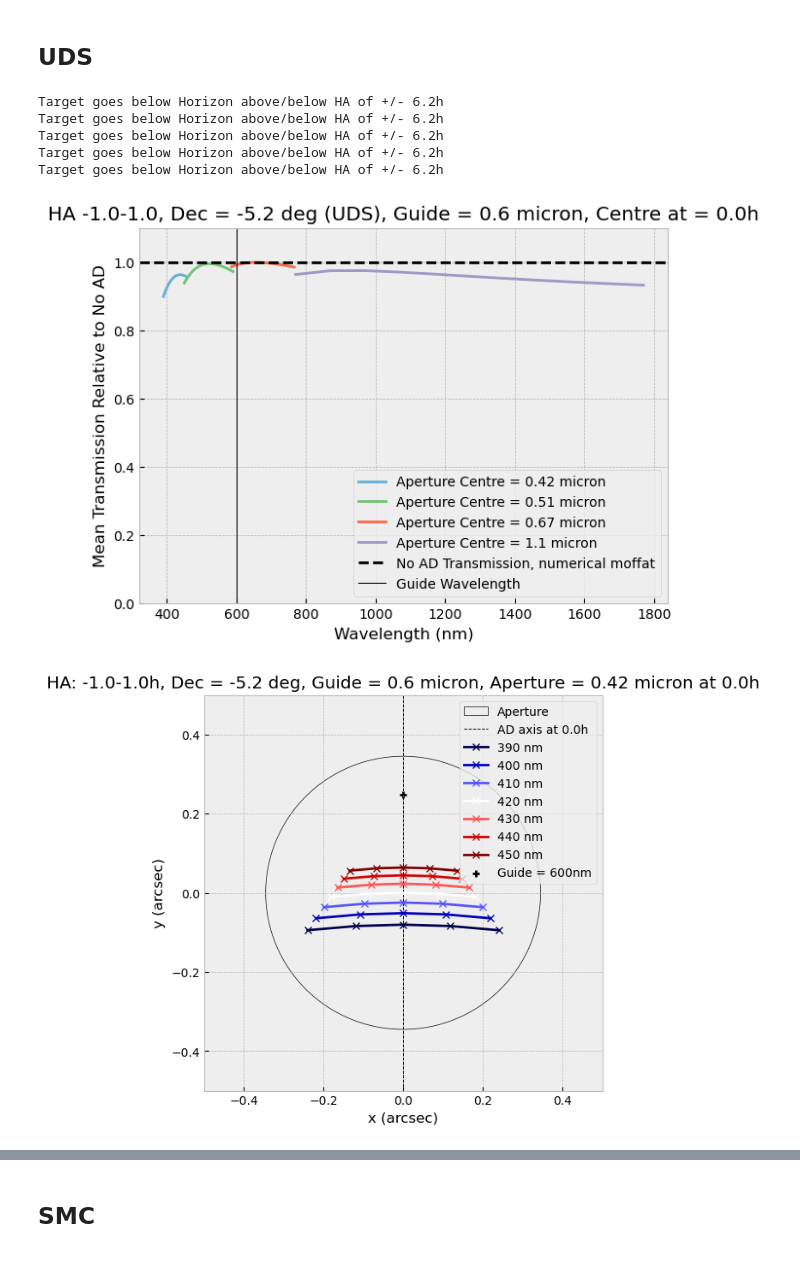
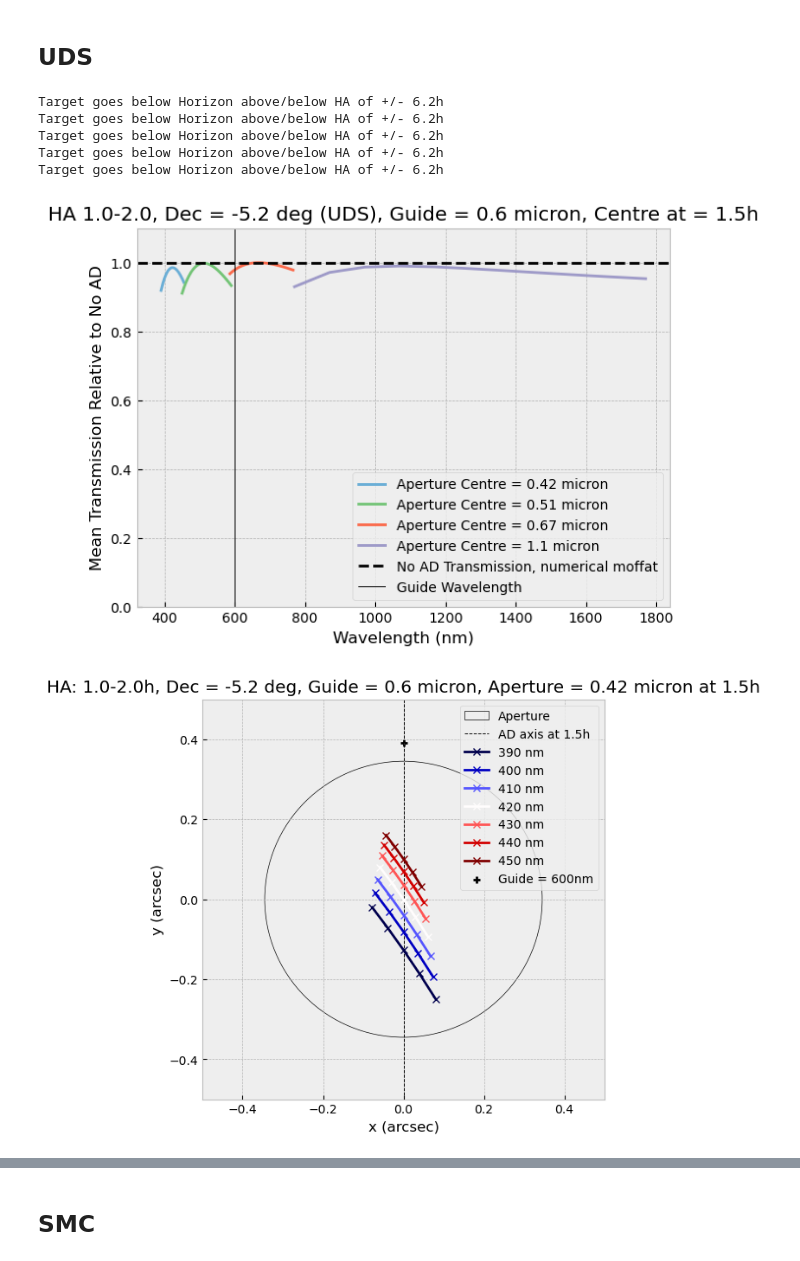
Before and after one commit to JamianStephan/MOSAIC-AD-Analysis, a Jupyter notebook: Main-Version/Test Cases.ipynb, the cells around one changed output, grey strips where cells are left out. Saved outputs shown, nothing was run; the diff lists cells and outputs as text; code cells hidden in the pictures.

```diff
--- a/Main-Version/Test Cases.ipynb
+++ b/Main-Version/Test Cases.ipynb
@@ -271,7 +271,7 @@ Target goes below Horizon above/below HA of +/- 5.9h
 ## UDS
 # %%
 analysis=AD_analysis()
-HA_range=np.linspace(-1,1,21)
+HA_range=np.linspace(1,2,21)
 targ_dec=-5.2*u.deg
 centring="mid HA"
 aperture_B=[.42]*u.micron
@@ -282,36 +282,36 @@ guide=.6*u.micron
 
 analysis.load_airmasses(HA_range=HA_range,targ_dec=targ_dec)
 plot_integ_trans_parallel(analysis,aperture_B,aperture_V,aperture_R,aperture_NIR,guide,method="numerical moffat",aperture="hexagons",sample_val=[5*u.nm,100*u.nm],centring=centring)
 plt.title("HA {}-{}, Dec = {} (UDS), Guide = {}, Centre at = {}".format(analysis.input['HA_range'][0],analysis.input['HA_range'][-1],analysis.input['targ_dec'],guide,analysis.input['centred_on']))
 
 analysis=AD_analysis()
 analysis.load_band('LR','VIS','B','B',sampling=10*u.nm)
-analysis.load_airmasses(HA_range=np.linspace(-1,1,5),targ_dec=targ_dec)
+analysis.load_airmasses(HA_range=np.linspace(1,2,5),targ_dec=targ_dec)
 analysis.calculate_shifts(guide,aperture_B[0],centring="mid HA")
 int_analysis.track_plot(analysis,y_axis="centring")
 
 analysis=AD_analysis()
 analysis.load_band('LR','VIS','V','V',sampling=20*u.nm)
-analysis.load_airmasses(HA_range=np.linspace(-1,1,5),targ_dec=targ_dec)
+analysis.load_airmasses(HA_range=np.linspace(1,2,5),targ_dec=targ_dec)
 analysis.calculate_shifts(guide,aperture_V[0],centring="mid HA")
 int_analysis.track_plot(analysis,y_axis="centring")
 
 analysis=AD_analysis()
 analysis.load_band('LR','VIS','R','R',sampling=30*u.nm)
-analysis.load_airmasses(HA_range=np.linspace(-1,1,5),targ_dec=targ_dec)
+analysis.load_airmasses(HA_range=np.linspace(1,2,5),targ_dec=targ_dec)
 analysis.calculate_shifts(guide,aperture_R[0],centring="mid HA")
 int_analysis.track_plot(analysis,y_axis="centring")
 
 analysis=AD_analysis()
 analysis.load_band('LR','NIR','IY','H',sampling=200*u.nm)
-analysis.load_airmasses(HA_range=np.linspace(-1,1,5),targ_dec=targ_dec)
+analysis.load_airmasses(HA_range=np.linspace(1,2,5),targ_dec=targ_dec)
 analysis.calculate_shifts(guide,aperture_NIR[0],centring="mid HA")
 int_analysis.track_plot(analysis,y_axis="centring")
 # %% [output]
 Target goes below Horizon above/below HA of +/- 6.2h
 Target goes below Horizon above/below HA of +/- 6.2h
 Target goes below Horizon above/below HA of +/- 6.2h
 Target goes below Horizon above/below HA of +/- 6.2h
 Target goes below Horizon above/below HA of +/- 6.2h
-[figure, old version]
+[figure, new version]
-[figure, old version]
+[figure, new version]
```
Also changed, not shown: parts of 5 cells of this notebook.
